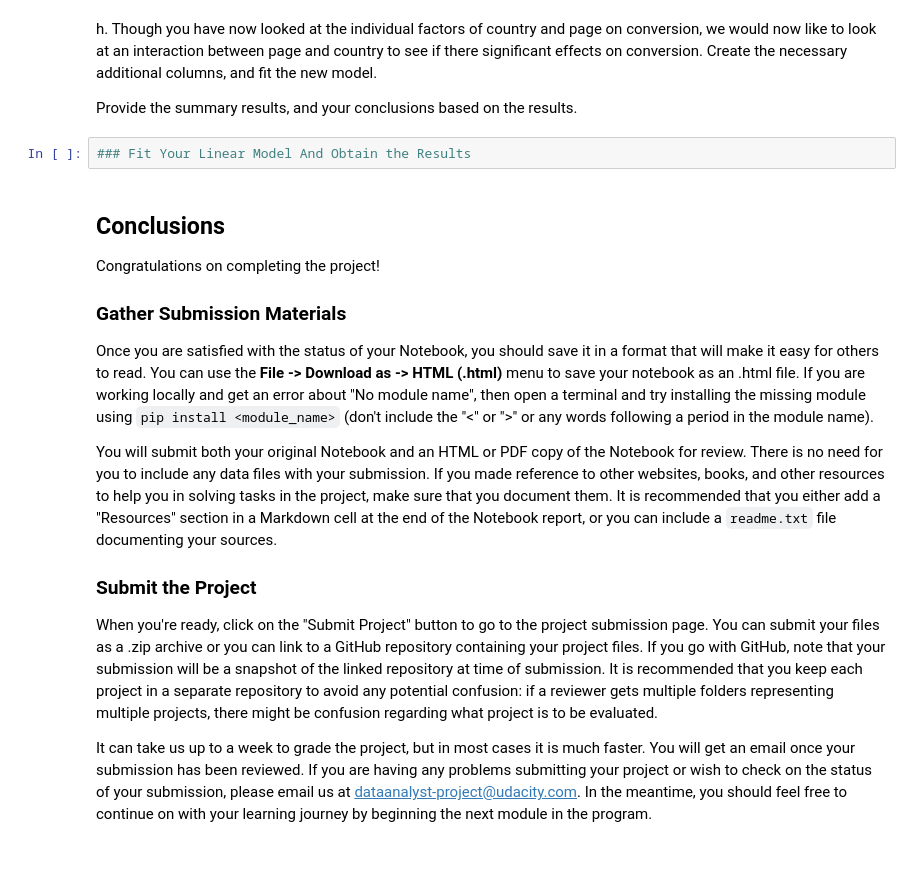
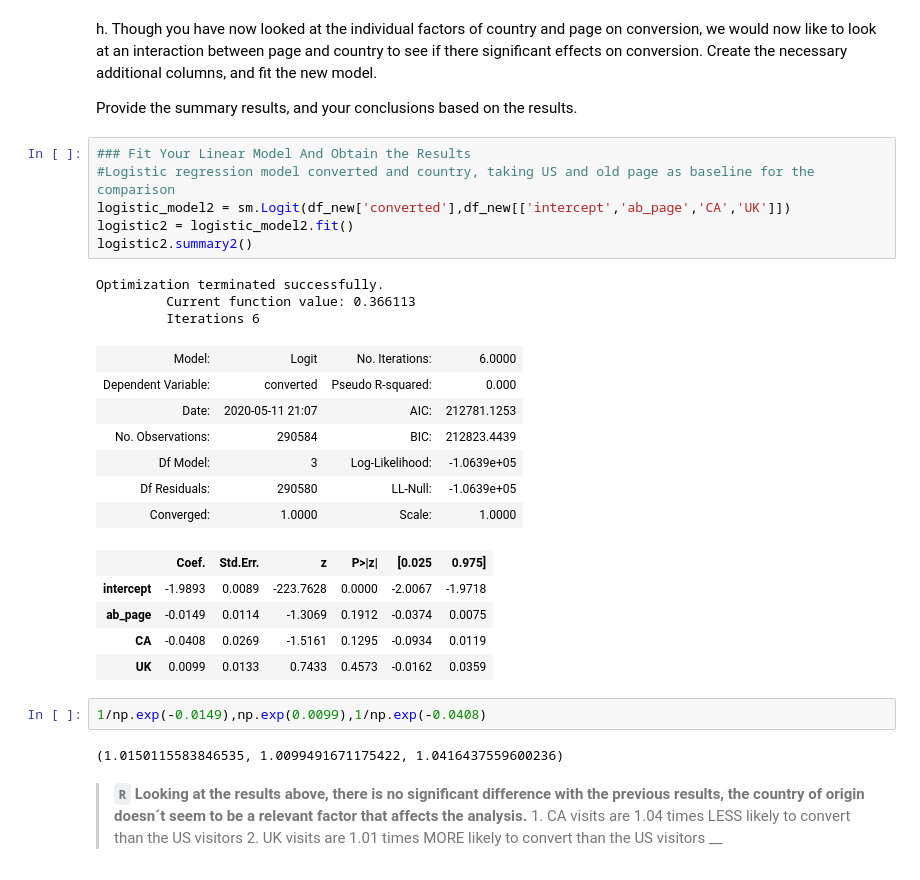
Before and after one commit to Chemapp/ABTesting-project, a Jupyter notebook: Analyze_ab_test_results_notebook_JMPP.ipynb, the cells around one changed output. Drawn from its saved outputs; the diff is of its cells as text.

Commit message:
final update
conclusion of the exercise with comments and conclusions

```diff
--- a/Analyze_ab_test_results_notebook_JMPP.ipynb
+++ b/Analyze_ab_test_results_notebook_JMPP.ipynb
@@ -447,22 +451,34 @@ df_new.head()
 h. Though you have now looked at the individual factors of country and page on conversion, we would now like to look at an interaction between page and country to see if there significant effects on conversion.  Create the necessary additional columns, and fit the new model.
 
 Provide the summary results, and your conclusions based on the results.
-# %%
-### Fit Your Linear Model And Obtain the Results
-# %% [markdown]
-<a id='conclusions'></a>
-## Conclusions
-
-Congratulations on completing the project!
-
-### Gather Submission Materials
-
-Once you are satisfied with the status of your Notebook, you should save it in a format that will make it easy for others to read. You can use the __File -> Download as -> HTML (.html)__ menu to save your notebook as an .html file. If you are working locally and get an error about "No module name", then open a terminal and try installing the missing module using `pip install <module_name>` (don't include the "<" or ">" or any words following a period in the module name).
-
-You will submit both your original Notebook and an HTML or PDF copy of the Notebook for review. There is no need for you to include any data files with your submission. If you made reference to other websites, books, and other resources to help you in solving tasks in the project, make sure that you document them. It is recommended that you either add a "Resources" section in a Markdown cell at the end of the Notebook report, or you can include a `readme.txt` file documenting your sources.
-
-### Submit the Project
-
-When you're ready, click on the "Submit Project" button to go to the project submission page. You can submit your files as a .zip archive or you can link to a GitHub repository containing your project files. If you go with GitHub, note that your submission will be a snapshot of the linked repository at time of submission. It is recommended that you keep each project in a separate repository to avoid any potential confusion: if a reviewer gets multiple folders representing multiple projects, there might be confusion regarding what project is to be evaluated.
-
-It can take us up to a week to grade the project, but in most cases it is much faster. You will get an email once your submission has been reviewed. If you are having any problems submitting your project or wish to check on the status of your submission, please email us at dataanalyst-project@udacity.com. In the meantime, you should feel free to continue on with your learning journey by beginning the next module in the program.
+# %%
+### Fit Your Linear Model And Obtain the Results
+#Logistic regression model converted and country, taking US and old page as baseline for the comparison
+logistic_model2 = sm.Logit(df_new['converted'],df_new[['intercept','ab_page','CA','UK']])
+logistic2 = logistic_model2.fit()
+logistic2.summary2()
+# %% [output]
+Optimization terminated successfully.
+         Current function value: 0.366113
+         Iterations 6
+| Model: | Logit | No. Iterations: | 6.0000 |
+| Dependent Variable: | converted | Pseudo R-squared: | 0.000 |
+| Date: | 2020-05-11 21:07 | AIC: | 212781.1253 |
+| No. Observations: | 290584 | BIC: | 212823.4439 |
+| Df Model: | 3 | Log-Likelihood: | -1.0639e+05 |
+| Df Residuals: | 290580 | LL-Null: | -1.0639e+05 |
+| Converged: | 1.0000 | Scale: | 1.0000 |
+|  | Coef. | Std.Err. | z | P>|z| | [0.025 | 0.975] |
+| intercept | -1.9893 | 0.0089 | -223.7628 | 0.0000 | -2.0067 | -1.9718 |
+| ab_page | -0.0149 | 0.0114 | -1.3069 | 0.1912 | -0.0374 | 0.0075 |
+| CA | -0.0408 | 0.0269 | -1.5161 | 0.1295 | -0.0934 | 0.0119 |
+| UK | 0.0099 | 0.0133 | 0.7433 | 0.4573 | -0.0162 | 0.0359 |
+# %%
+1/np.exp(-0.0149),np.exp(0.0099),1/np.exp(-0.0408)
+# %% [output]
+(1.0150115583846535, 1.0099491671175422, 1.0416437559600236)
+# %% [markdown]
+> __`R` Looking at the results above, there is no significant difference with the previous results, the country of origin doesn´t seem to be a relevant factor that affects the analysis.__
+    1. CA visits are 1.04 times LESS likely to convert than the US visitors
+    2. UK visits are 1.01 times MORE likely to convert than the US visitors
+__
```
Also changed, not shown: parts of 26 cells of this notebook.
